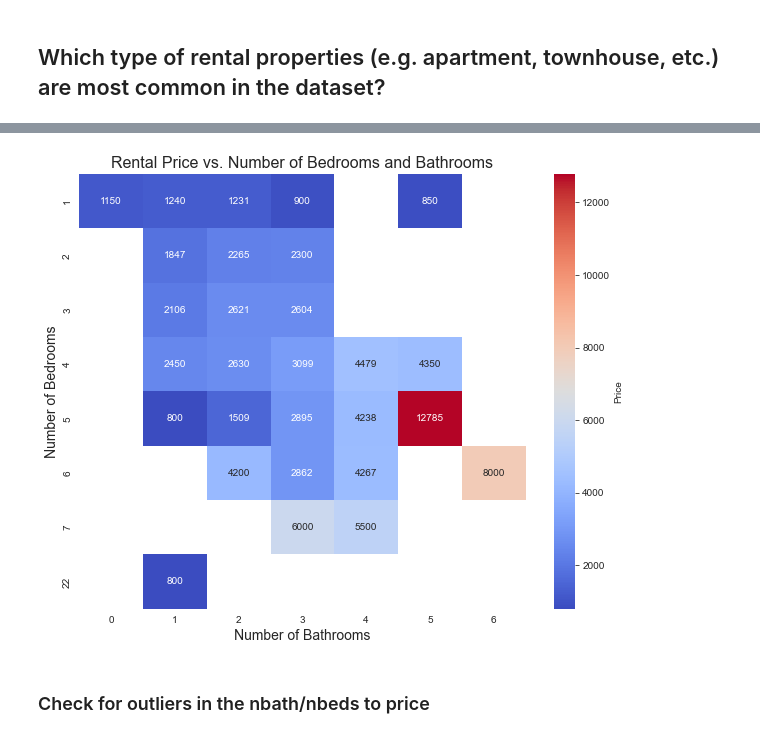
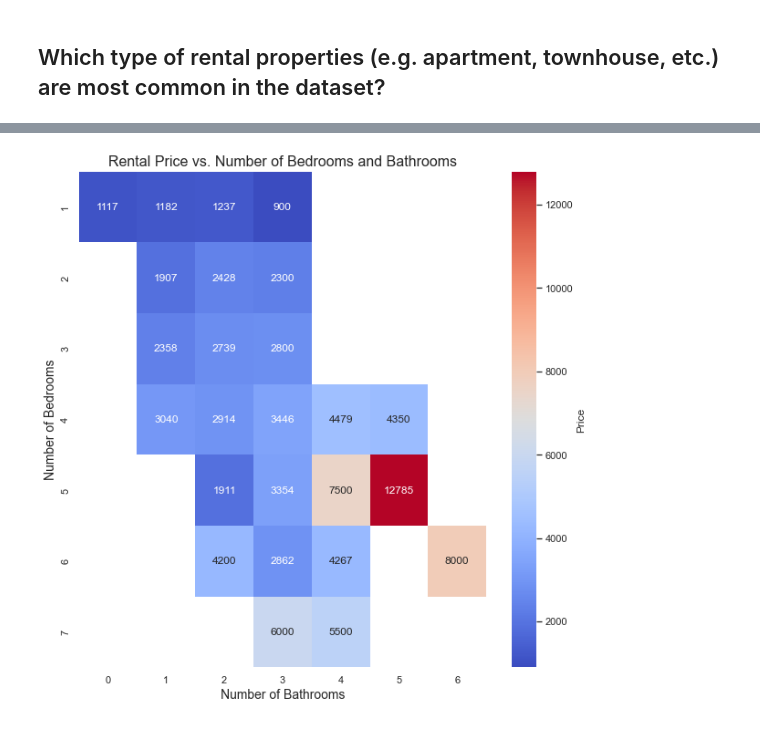
Before and after one commit to aiillen/Kelowna-Rental-Price-Prediction-Using-Machine-Learning-Algorithms, a Jupyter notebook: notebooks/EDA.ipynb, the cells around one changed output, grey strips where cells are left out. Cells and saved outputs as stored; diff of their text form; code cells hidden in the pictures.

Commit message:
EDA + cleaned data

```diff
--- a/notebooks/EDA.ipynb
+++ b/notebooks/EDA.ipynb
@@ -6,4 +8,2 @@ import seaborn as sns
 # %%
 df = pd.read_csv('../data/processed/clean_kelowna_housing_data.csv')
-# %%
-df = df.drop(columns = {'Unnamed: 0', 'Unnamed: 0.1'})
@@ -40,5 +59,3 @@ df.describe().T
-# %%
-df = df.drop(labels=[1206, 1014, 879, 854, 444], axis=0)
 # %%
 df.describe().T
 # %% [output]
@@ -74,0 +85,32 @@ sns.displot(df.price, kind="kde")
+# %%
+import matplotlib.pyplot as plt
+import seaborn as sns
+
+plt.figure(figsize=(18, 6))
+sns.set(style="whitegrid")
+
+# Plot the kernel density estimate of the rental price distribution
+ax = sns.kdeplot(data=df, x="price")
+
+# Set axis labels and title
+ax.set(xlabel='Rental Price', ylabel='Density', title='Distribution of Rental Prices')
+
+# Increase font size of axis labels and title
+ax.tick_params(axis='both', labelsize=14)
+ax.set_title(ax.get_title(), fontsize=16)
+
+# Adjust axis limits
+
+# Add vertical line to show median rental price
+median_price = df["price"].median()
+ax.axvline(median_price, color='r', linestyle='--', label=f"Median Price = ${median_price:.0f}")
+
+# Add shaded region to show interquartile range
+q1, q3 = df["price"].quantile([0.25, 0.75])
+iqr = q3 - q1
+ax.axvspan(q1, q3, alpha=0.2, color='gray', label=f"IQR = ${iqr:.0f}")
+
+# Add legend
+ax.legend()
+
+plt.show()
@@ -175,15 +256,13 @@ plt.show()
 # %%
 import seaborn as sns
 
 # create a heat map of rental prices based on number of bedrooms and bathrooms
-fig, ax = plt.subplots(figsize=(10, 8))
+fig, ax = plt.subplots(figsize=(10, 10))
 pivot_table = df2.pivot_table(index='nbeds', columns='nbath', values='price', aggfunc='mean')
 sns.heatmap(pivot_table, cmap='coolwarm', annot=True, fmt='.0f', cbar_kws={'label': 'Price'})
 ax.set_xlabel('Number of Bathrooms', fontsize=14)
 ax.set_ylabel('Number of Bedrooms', fontsize=14)
 ax.set_title('Rental Price vs. Number of Bedrooms and Bathrooms', fontsize=16)
 plt.show()
 # %% [output]
-[figure, old version]
+[figure, new version]
-# %% [markdown]
-### Check for outliers in the nbath/nbeds to price
```
Also changed, not shown: parts of 29 cells of this notebook, 7 other files.
